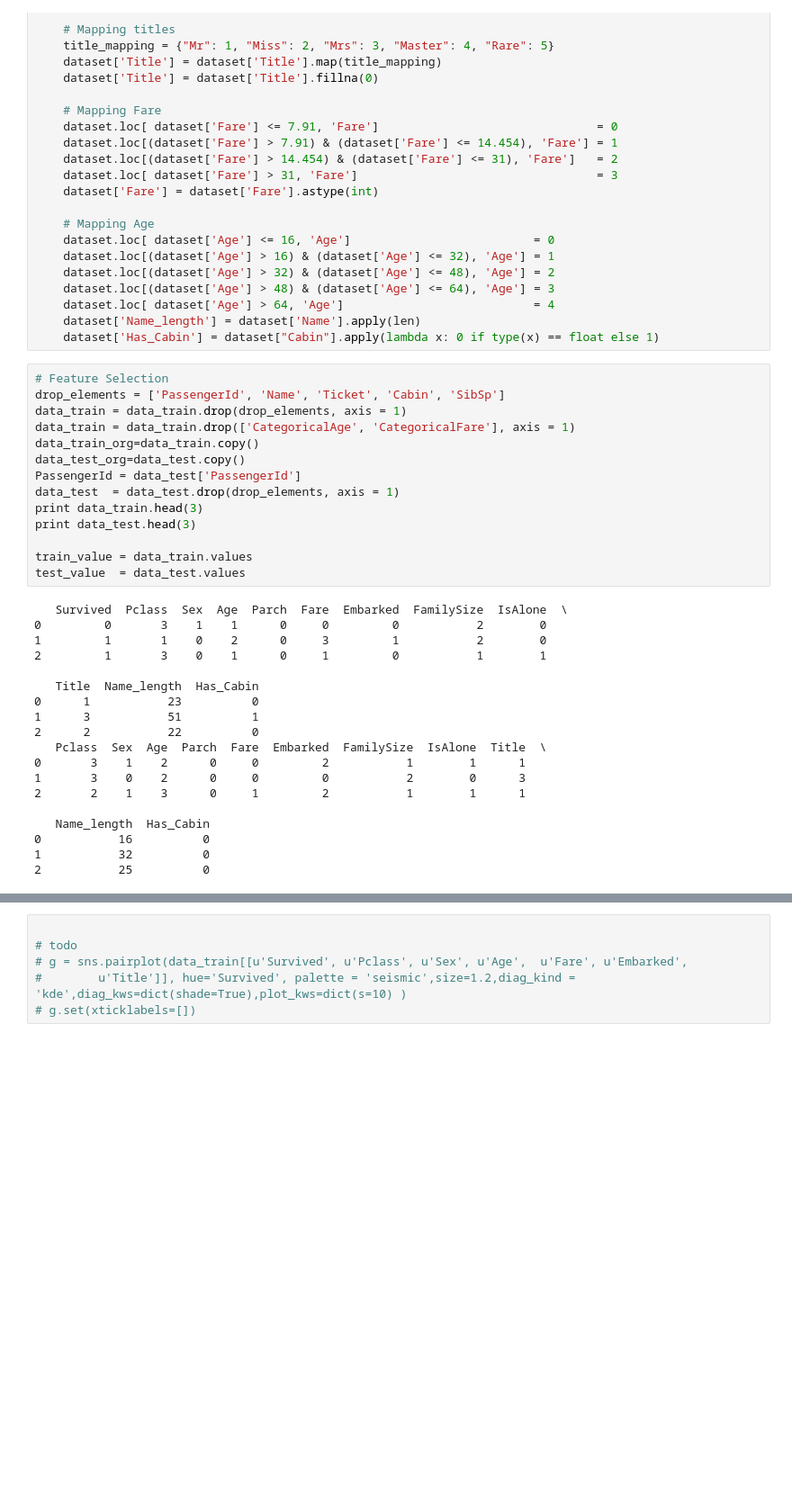
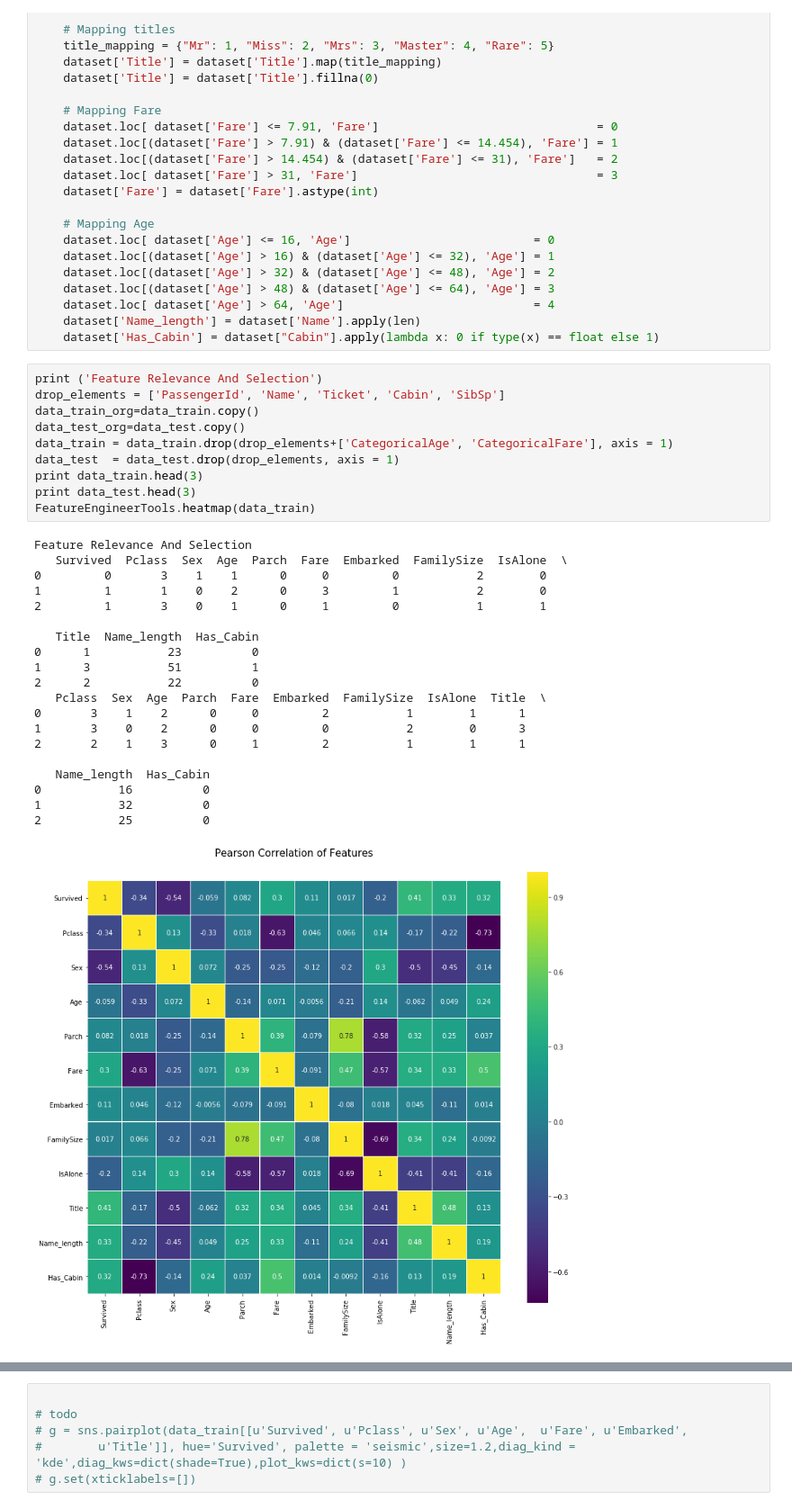
Before and after one commit to Jahvey/PYTHON_kaggle_titanic, a Jupyter notebook: my titanic.ipynb, the cells around one changed output, grey strips where cells are left out. Shown at 90% size. Saved outputs shown, nothing was run; the diff lists cells and outputs as text; blank space fills up the shorter version.

```diff
--- a/my titanic.ipynb
+++ b/my titanic.ipynb
@@ -537,35 +560,33 @@ for dataset in full_data:
     dataset['Name_length'] = dataset['Name'].apply(len)
     dataset['Has_Cabin'] = dataset["Cabin"].apply(lambda x: 0 if type(x) == float else 1)
 # %%
-# Feature Selection
+print ('Feature Relevance And Selection')
 drop_elements = ['PassengerId', 'Name', 'Ticket', 'Cabin', 'SibSp']
-data_train = data_train.drop(drop_elements, axis = 1)
-data_train = data_train.drop(['CategoricalAge', 'CategoricalFare'], axis = 1)
 data_train_org=data_train.copy()
 data_test_org=data_test.copy()
-PassengerId = data_test['PassengerId']
+data_train = data_train.drop(drop_elements+['CategoricalAge', 'CategoricalFare'], axis = 1)
 data_test  = data_test.drop(drop_elements, axis = 1)
 print data_train.head(3)
 print data_test.head(3)
-
-train_value = data_train.values
-test_value  = data_test.values
+FeatureEngineerTools.heatmap(data_train)
 # %% [output]
+Feature Relevance And Selection
    Survived  Pclass  Sex  Age  Parch  Fare  Embarked  FamilySize  IsAlone  \
 0         0       3    1    1      0     0         0           2        0
 1         1       1    0    2      0     3         1           2        0
 2         1       3    0    1      0     1         0           1        1
 
    Title  Name_length  Has_Cabin
 0      1           23          0
 1      3           51          1
 2      2           22          0
    Pclass  Sex  Age  Parch  Fare  Embarked  FamilySize  IsAlone  Title  \
 0       3    1    2      0     0         2           1        1      1
 1       3    0    2      0     0         0           2        0      3
 2       2    1    3      0     1         2           1        1      1
 
    Name_length  Has_Cabin
 0           16          0
 1           32          0
 2           25          0
+[figure, added]
```
Also changed, not shown: parts of 17 cells of this notebook.
